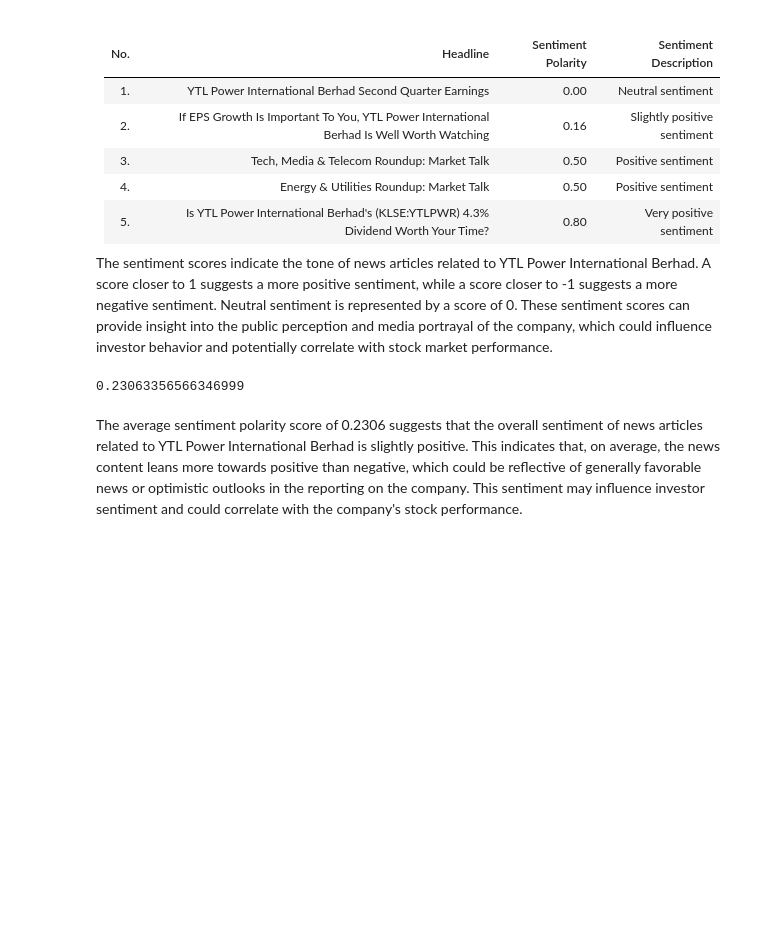
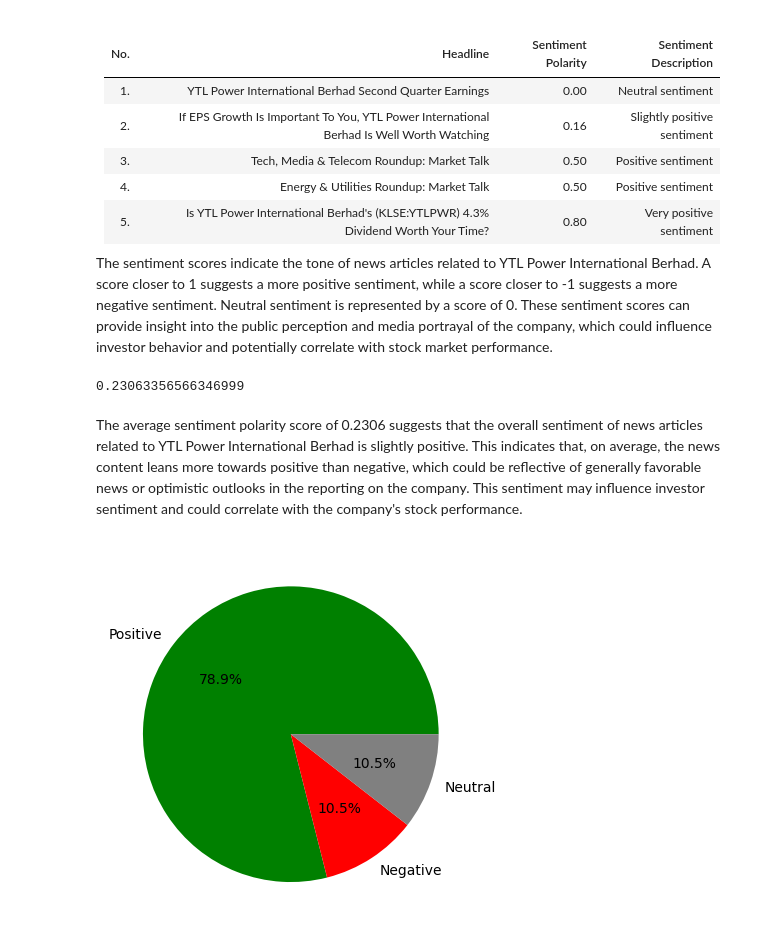
Before and after one commit to tecnatjy/dse-mini-project-web-scrapping, a Jupyter notebook: news_scraping.ipynb, the cells around one changed output. Drawn from its saved outputs; the diff is of its cells as text; code cells hidden in the pictures; blank space fills up the shorter version.

```diff
--- a/news_scraping.ipynb
+++ b/news_scraping.ipynb
@@ -239,3 +239,13 @@ average_sentiment
 0.23063356566346999
 # %% [markdown]
 The average sentiment polarity score of 0.2306 suggests that the overall sentiment of news articles related to YTL Power International Berhad is slightly positive. This indicates that, on average, the news content leans more towards positive than negative, which could be reflective of generally favorable news or optimistic outlooks in the reporting on the company. This sentiment may influence investor sentiment and could correlate with the company's stock performance.
+# %%
+# display the polarity of the news into a pie chart for positive, negative and neutral
+import matplotlib.pyplot as plt
+pos = (news_df['sentiment_polarity'] > 0).sum()
+neg = (news_df['sentiment_polarity'] < 0).sum()
+neu = (news_df['sentiment_polarity'] == 0).sum()
+plt.pie([pos, neg, neu], labels=['Positive', 'Negative', 'Neutral'], autopct='%1.1f%%', colors=['green', 'red', 'grey'])
+plt.savefig('../dse-mini-project-web-scrapping/ads_miniproject/static/sentiment_polarity.png')
+# %% [output]
+[figure, added]
```
Also changed, not shown: parts of 1 cell of this notebook, 6 other files.
